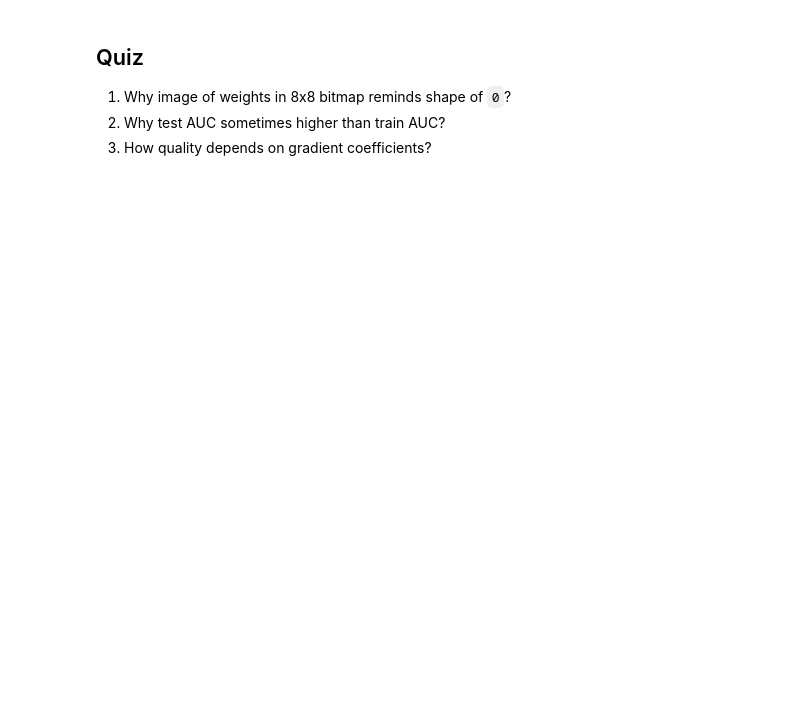
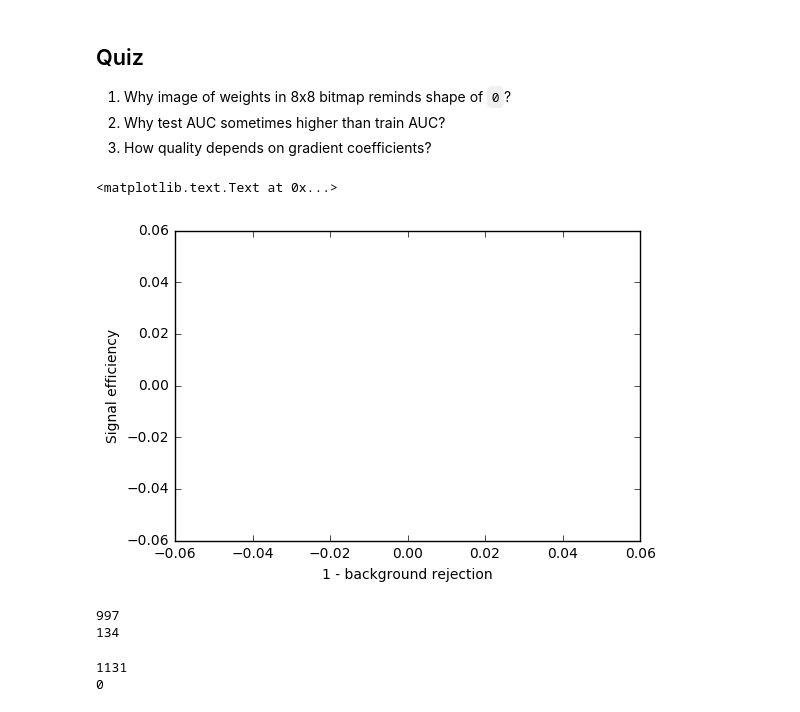
Before and after one commit to igormusinov/everware-dimuon-example, a Jupyter notebook: task6/2-Theano.ipynb, the cells around one changed output. Saved outputs shown, nothing was run; the diff lists cells and outputs as text; code cells hidden in the pictures; blank space fills up the shorter version.

```diff
--- a/task6/2-Theano.ipynb
+++ b/task6/2-Theano.ipynb
@@ -749,3 +770,23 @@ plt.ylabel("Signal efficiency")
 1. Why image of weights in 8x8 bitmap reminds shape of `0`?
 2. Why test AUC sometimes higher than train AUC?
 3. How quality depends on gradient coefficients?
+# %%
+plt.plot(*roc_curve(np.zeros(y_pred.shape[0]) ,np.zeros(y_pred.shape[0]) + 1)[:2], lw=2)
+plt.xlabel("1 - background rejection")
+plt.ylabel("Signal efficiency")
+# %% [output]
+<matplotlib.text.Text at 0x...>
+[figure, added]
+# %%
+print(len([x for x in y_test if x == 0]))
+print(len([x for x in y_test if x == 1]))
+# %% [output]
+997
+134
+# %%
+y_pred = predict_function(X_test)
+print(len([x for x in y_pred if x == 0]))
+print(len([x for x in y_pred if x == 1]))
+# %% [output]
+1131
+0
```
Also changed, not shown: parts of 8 cells of this notebook.
